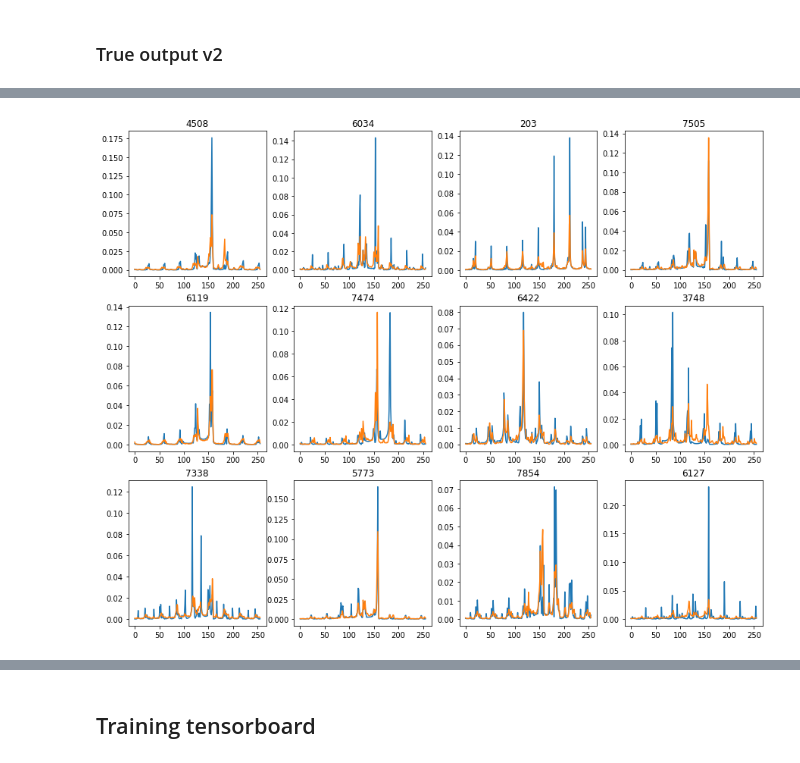
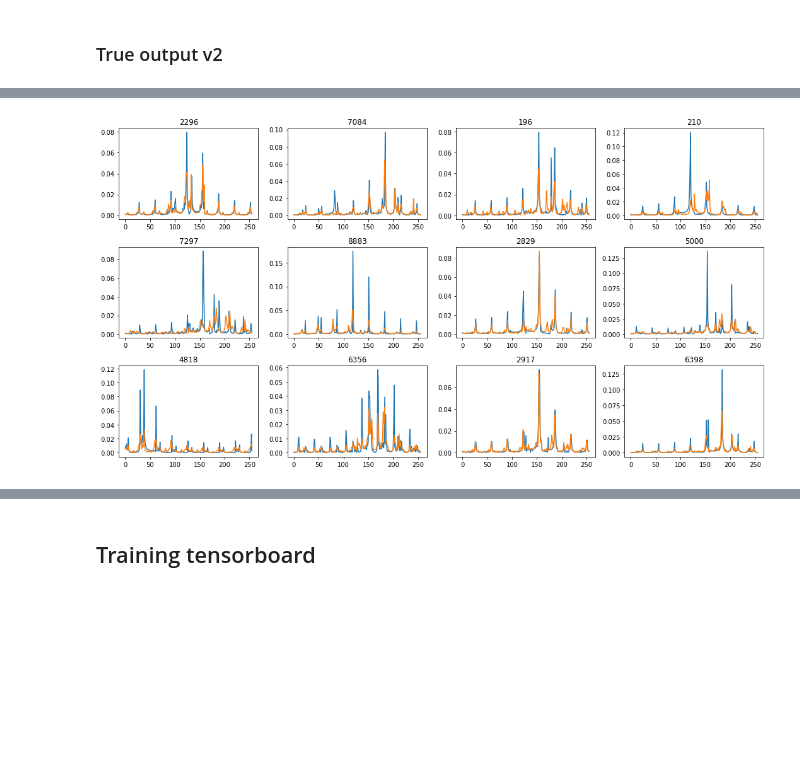
Before and after one commit to stringtheorys/5G-Beam-Selection, a Jupyter notebook: src/core/analytics.ipynb, the cells around one changed output, grey strips where cells are left out. Drawn from its saved outputs; the diff is of its cells as text; code cells hidden in the pictures; blank space fills up the shorter version.

```diff
--- a/src/core/analytics.ipynb
+++ b/src/core/analytics.ipynb
@@ -74,10 +76,15 @@ model = tf.keras.models.load_model('../../results/models/centralised-imperial/mo
 training_input, validation_input = dataset_fn('../../data')
 training_output, validation_output = output_dataset('../../data')
 
-fig, axs = plt.subplots(3, 3, figsize=(15, 15))
+fig, axs = plt.subplots(3, 4, figsize=(15, 8))
 for ax in axs.flatten():
     pos = np.random.randint(0, len(training_input))
     ax.plot(np.arange(256), training_output[pos], label='True')
     ax.plot(np.arange(256), model(np.array([training_input[pos]]))[0], label='Predicted')
     ax.set_title(pos)
+
+plt.tight_layout()
+plt.savefig('figs/true-output.png')
+
+evaluation = model.evaluate(validation_input, validation_output)
 # %% [output]
@@ -96,10 +100,14 @@ model = tf.keras.models.load_model('../../results/models/centralised-imperial-v2
 training_input, validation_input = dataset_fn('../../data')
 training_output, validation_output = output_dataset('../../data', version='v2')
 
-fig, axs = plt.subplots(3, 4, figsize=(15, 12))
+fig, axs = plt.subplots(3, 4, figsize=(15, 8))
 for ax in axs.flatten():
     pos = np.random.randint(0, len(training_input))
     ax.set_title(pos)
     ax.plot(np.arange(256), training_output[pos], label='True')
     ax.plot(np.arange(256), model(np.array([training_input[pos]]))[0], label='Predicted')
+
+plt.tight_layout()
+plt.savefig('figs/true-output-v2.png')
+evaluation = model.evaluate(validation_input, validation_output)
 # %% [output]
@@ -106 +115 @@ for ax in axs.flatten():
-[figure, old version]
+[figure, new version]
```
Also changed, not shown: parts of 25 cells of this notebook, 1 other file.
